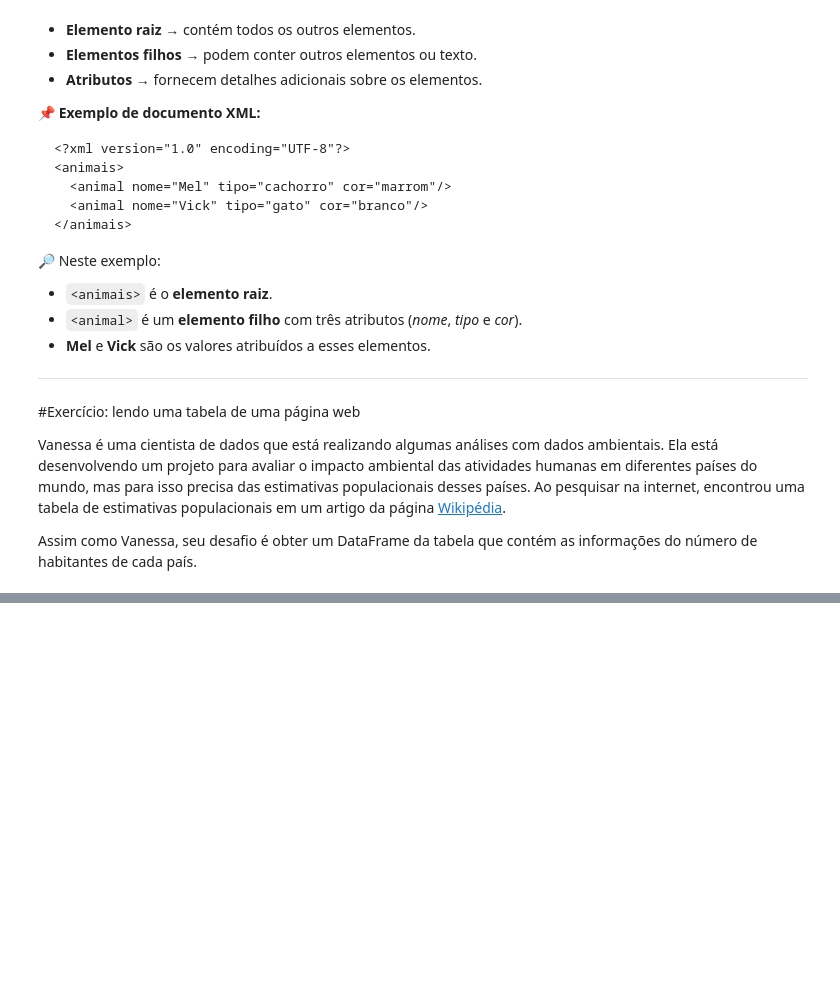
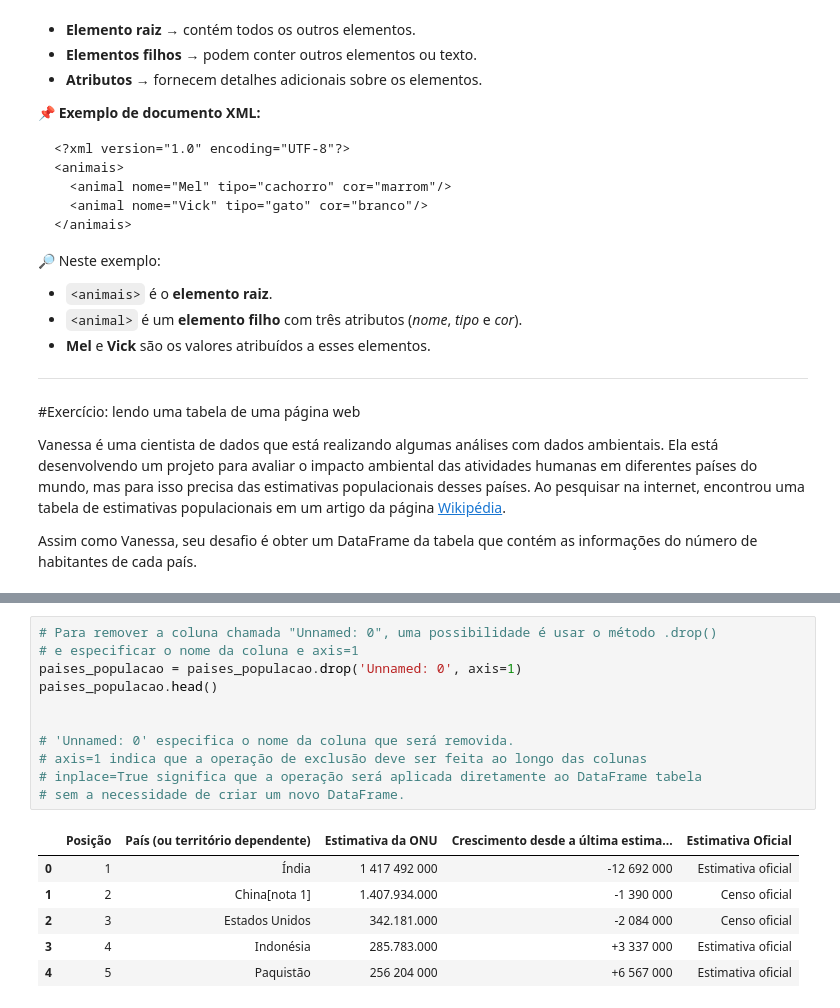
Before and after one commit to YuriArduino/Estudos_Pandas, a Jupyter notebook: Pandas__I_O_HTML_XML.ipynb, the cells around one changed output, grey strips where cells are left out. Cells and saved outputs as stored; diff of their text form; blank space fills up the shorter version.

```diff
--- a/Pandas__I_O_HTML_XML.ipynb
+++ b/Pandas__I_O_HTML_XML.ipynb
@@ -353,0 +401,18 @@ Assim como Vanessa, seu desafio é obter um DataFrame da tabela que contém as i
+# %%
+# Para remover a coluna chamada "Unnamed: 0", uma possibilidade é usar o método .drop()
+# e especificar o nome da coluna e axis=1
+paises_populacao = paises_populacao.drop('Unnamed: 0', axis=1)
+paises_populacao.head()
+
+
+# 'Unnamed: 0' especifica o nome da coluna que será removida.
+# axis=1 indica que a operação de exclusão deve ser feita ao longo das colunas
+# inplace=True significa que a operação será aplicada diretamente ao DataFrame tabela
+# sem a necessidade de criar um novo DataFrame.
+# %% [output]
+|  | Posição | País (ou território dependente) | Estimativa da ONU | Crescimento desde a última estima... | Estimativa Oficial |
+| 0 | 1 | Índia | 1 417 492 000 | -12 692 000 | Estimativa oficial |
+| 1 | 2 | China[nota 1] | 1.407.934.000 | -1 390 000 | Censo oficial |
+| 2 | 3 | Estados Unidos | 342.181.000 | -2 084 000 | Censo oficial |
+| 3 | 4 | Indonésia | 285.783.000 | +3 337 000 | Estimativa oficial |
+| 4 | 5 | Paquistão | 256 204 000 | +6 567 000 | Estimativa oficial |
```
Also changed, not shown: parts of 6 cells of this notebook.
